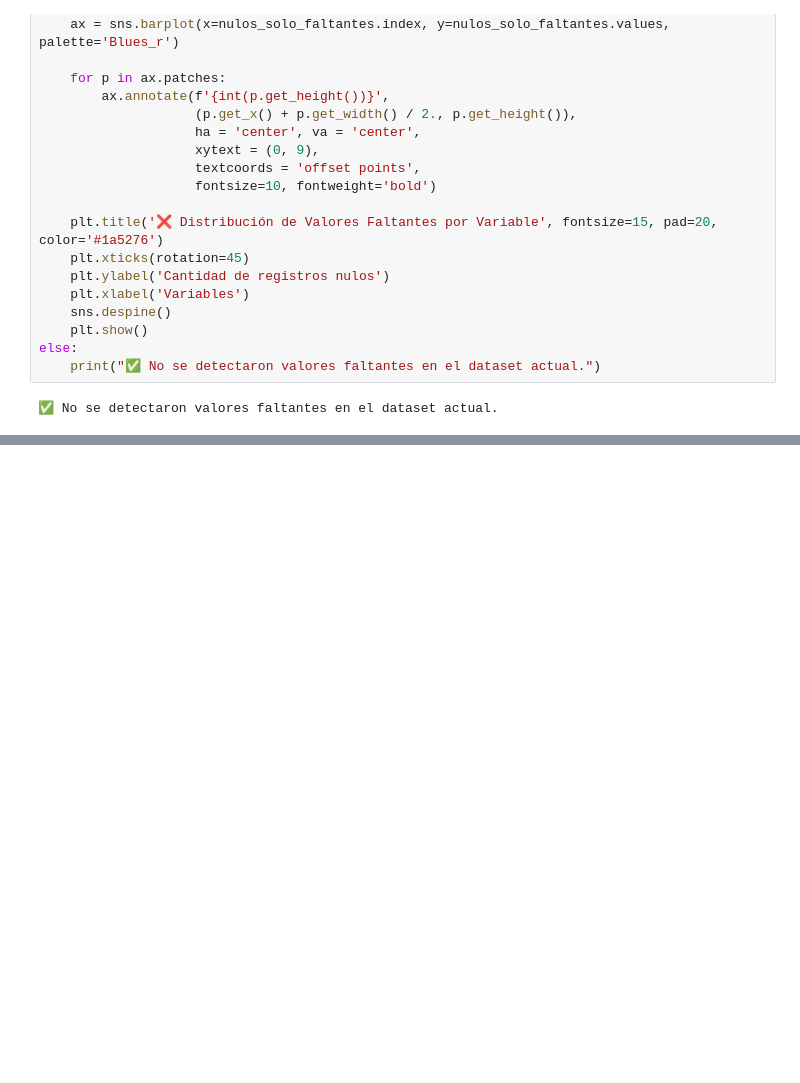
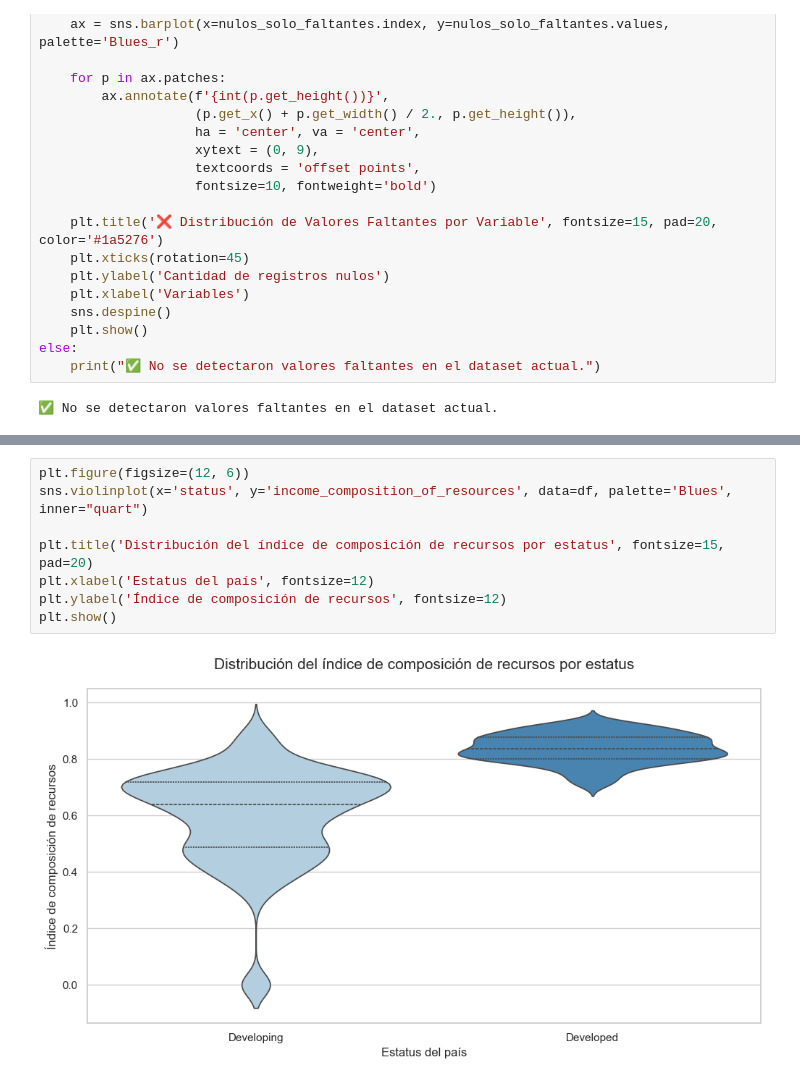
Before and after one commit to Azwraithz/Coderhouse-DataScience-C77745, a Jupyter notebook: MoralesLuis.ipynb, the cells around one changed output, grey strips where cells are left out. Drawn from its saved outputs; the diff is of its cells as text; blank space fills up the shorter version.

```diff
--- a/MoralesLuis.ipynb
+++ b/MoralesLuis.ipynb
@@ -227,0 +276,10 @@ plt.show()
+# %%
+plt.figure(figsize=(12, 6))
+sns.violinplot(x='status', y='income_composition_of_resources', data=df, palette='Blues', inner="quart")
+
+plt.title('Distribución del índice de composición de recursos por estatus', fontsize=15, pad=20)
+plt.xlabel('Estatus del país', fontsize=12)
+plt.ylabel('Índice de composición de recursos', fontsize=12)
+plt.show()
+# %% [output]
+[figure, added]
```
Also changed, not shown: parts of 11 cells of this notebook.
